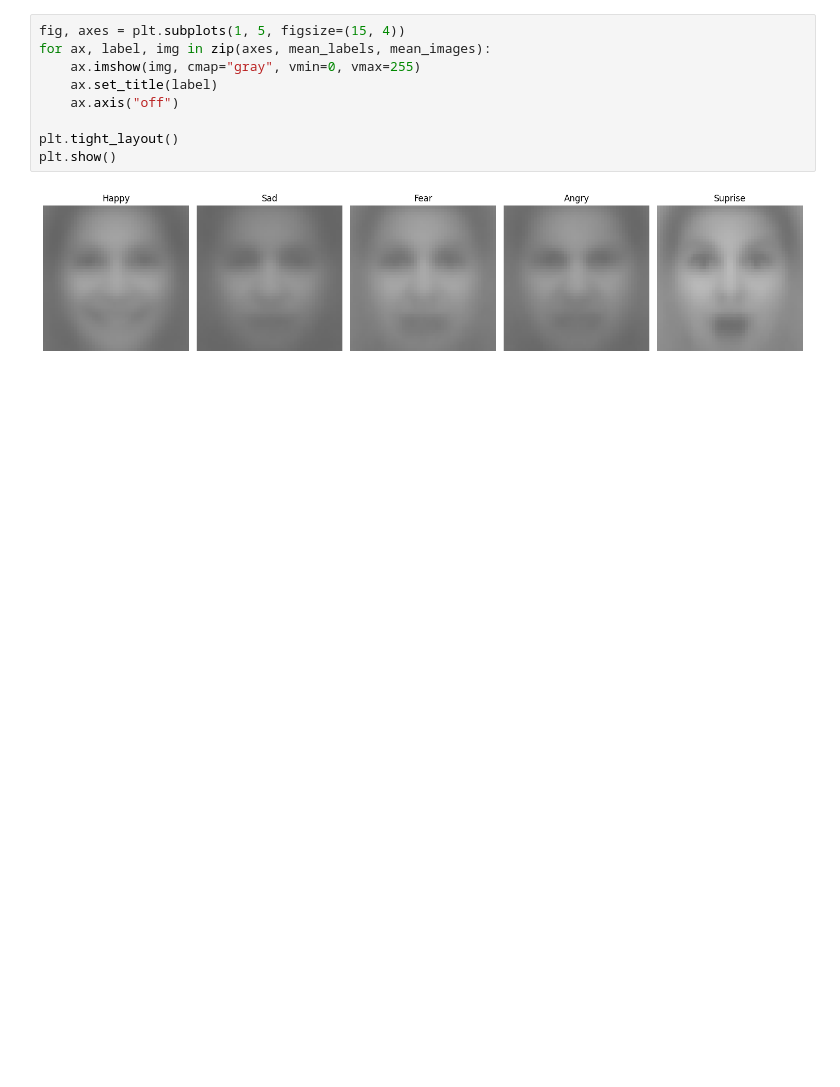
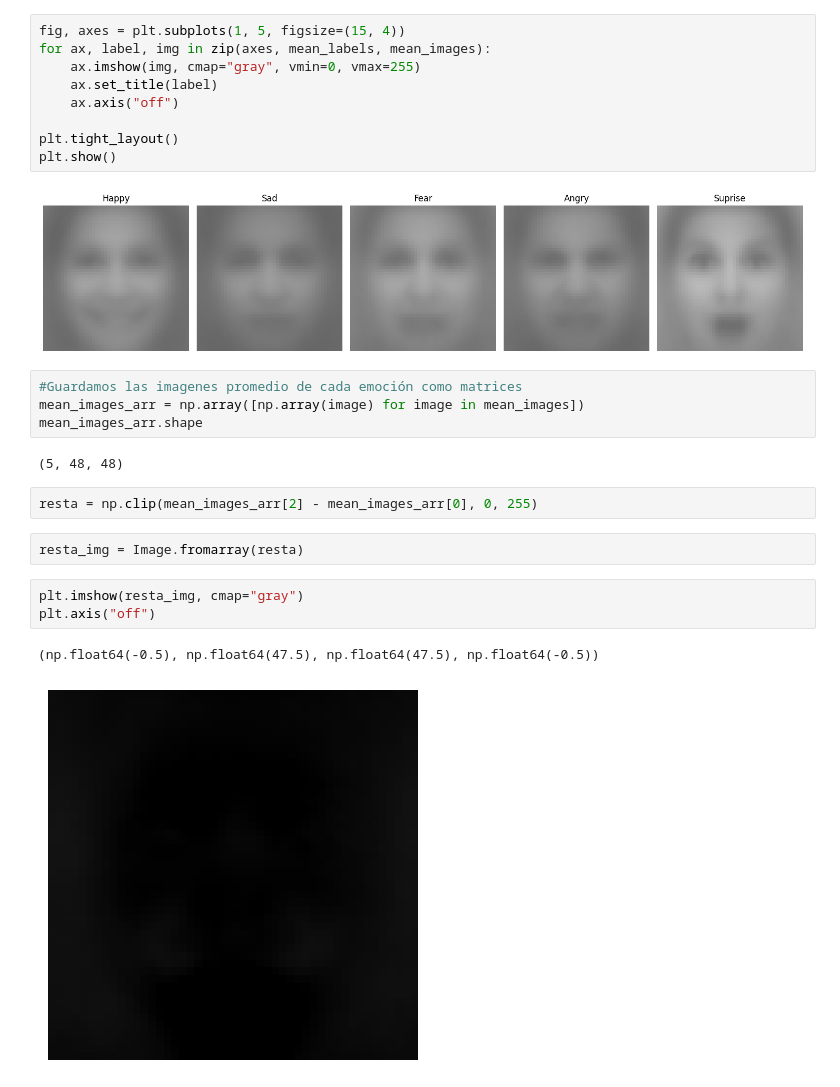
Before and after one commit to dvnielrys/humanfaceemotions, a Jupyter notebook: notebooks/01_exploracion.ipynb, the cells around one changed output. Saved outputs shown, nothing was run; the diff lists cells and outputs as text; blank space fills up the shorter version.

```diff
--- a/notebooks/01_exploracion.ipynb
+++ b/notebooks/01_exploracion.ipynb
@@ -83,3 +84,19 @@ plt.tight_layout()
 plt.show()
 # %% [output]
 [figure]
+# %%
+#Guardamos las imagenes promedio de cada emoción como matrices
+mean_images_arr = np.array([np.array(image) for image in mean_images])
+mean_images_arr.shape
+# %% [output]
+(5, 48, 48)
+# %%
+resta = np.clip(mean_images_arr[2] - mean_images_arr[0], 0, 255)
+# %%
+resta_img = Image.fromarray(resta)
+# %%
+plt.imshow(resta_img, cmap="gray")
+plt.axis("off")
+# %% [output]
+(np.float64(-0.5), np.float64(47.5), np.float64(47.5), np.float64(-0.5))
+[figure, added]
```
Also changed, not shown: parts of 2 cells of this notebook.
